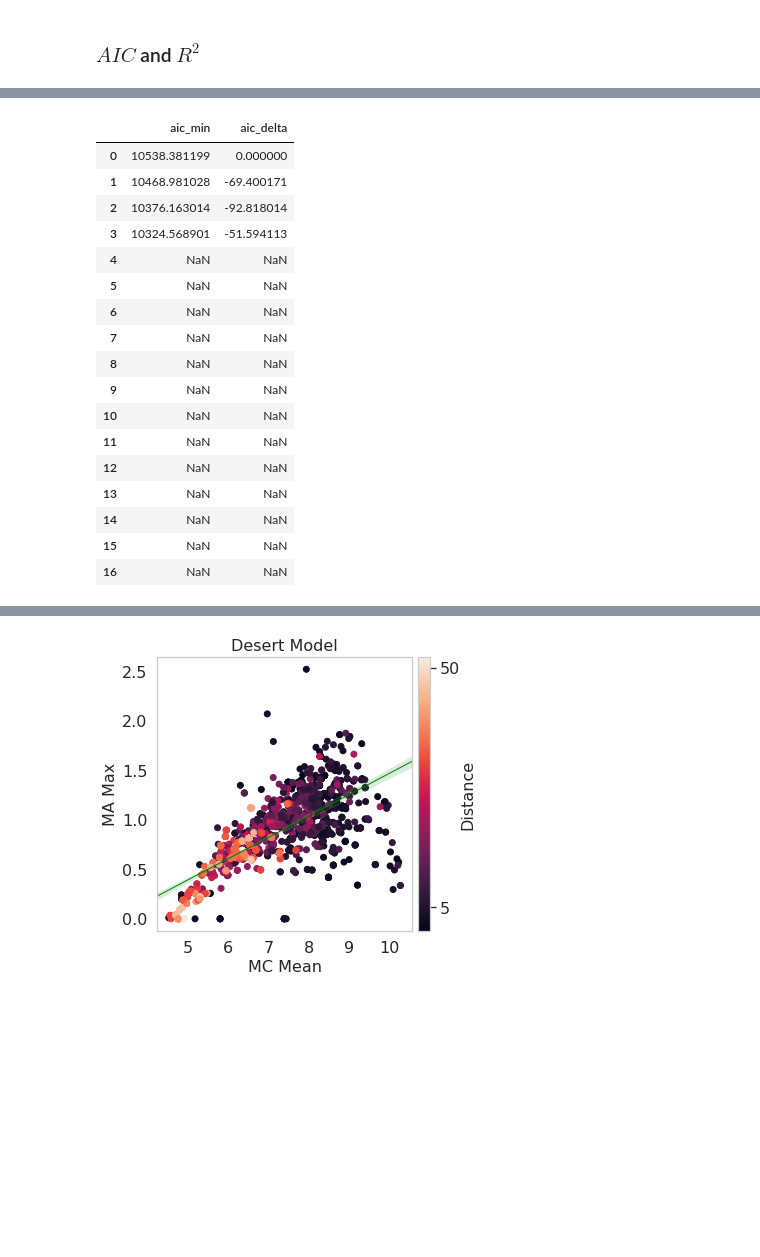
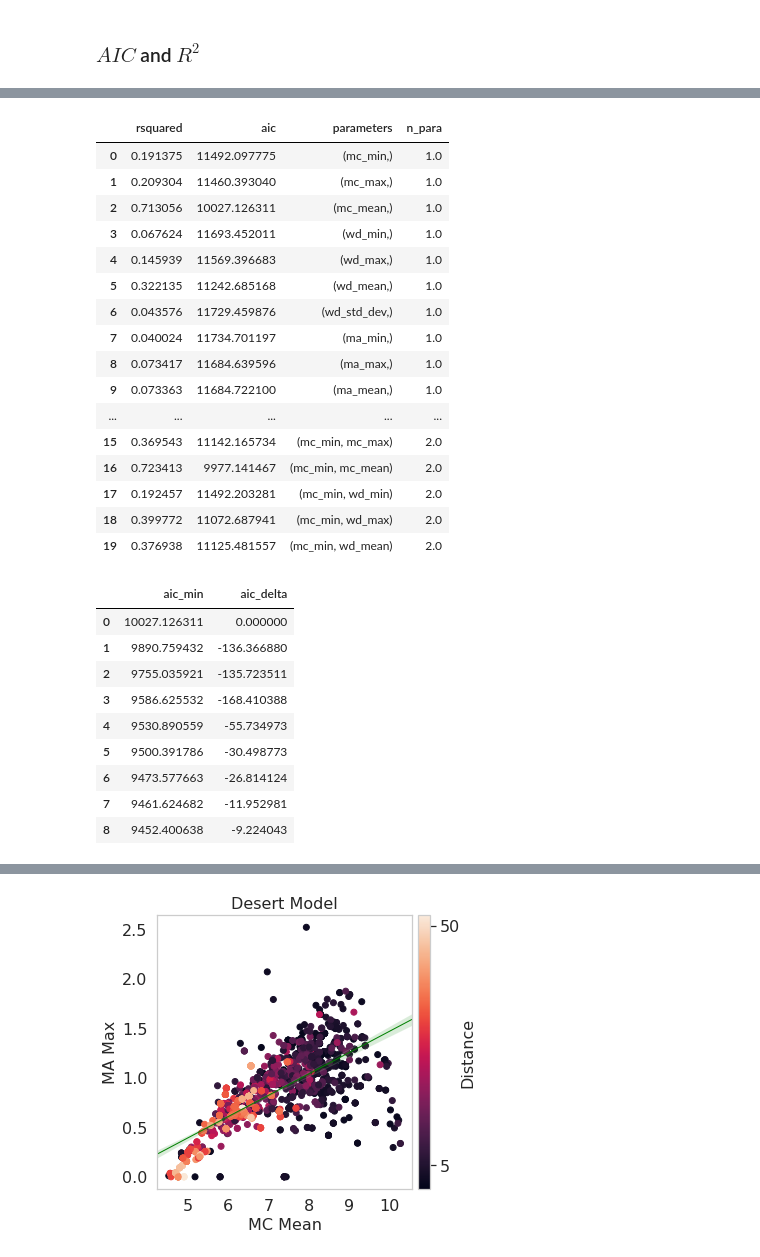
Before and after one commit to arunavanag591/odor_analysis, a Jupyter notebook: data_exploration/dataClassification.ipynb, the cells around one changed output, grey strips where cells are left out. Drawn from its saved outputs; the diff is of its cells as text; code cells hidden in the pictures; blank space fills up the shorter version.

```diff
--- a/data_exploration/dataClassification.ipynb
+++ b/data_exploration/dataClassification.ipynb
@@ -265,7 +253,7 @@ lookback_time = 10
 
 desert = pd.concat([fdf_notwindy,fdf_windy])
 desert.reset_index(inplace=True, drop=True)
-trainset= desert
+trainset= fdf_windy
 testset = fdf_forest
 
 # desert_cont = pd.concat([df_notwindy,df_windy])
@@ -283,21 +271,11 @@ Xtrain = []
 ytrain = []
 Nrows_train = []
 Nrows_test = []
-# MCTest=[]
-# MCTrain=[]
-
 
 for distance_class in [0,1,2]:
     Xtrain, ytrain, D_train,Nrows_train,mean_time_train = gather_stat_timed(trainset,distance_class,
                       lookback_time, Xtrain,ytrain,D_train,Nrows_train,
                       mean_time_train)
-
-
-# for distance_class in [0,1,2]:
-#     Xtrain, ytrain, D_train,Nrows_train,mean_time_train,MCTrain = gather_stat_timed(trainset,desert_cont,
-#                                                                                     distance_class,
-#                       lookback_time, Xtrain,ytrain,D_train,Nrows_train,
-#                       mean_time_train,MCTrain)
 # %% [markdown]
 ## Linear Distance Analysis - OLS
 # %% [markdown]
@@ -434,17 +384,3 @@ f.tight_layout(pad=1)
 # f.savefig('../../Figure/Rsquarelookback.jpeg', dpi=300, bbox_inches = "tight")
 # %% [output]
 [figure]
-# %%
-column_names=['mc_min','mc_max','mc_mean','mc_std_dev','mc_k',
-             'wf_min','wf_max','wf_mean','wf_std_dev','wf_k',
-             'wd_min','wd_max','wd_mean','wd_std_dev','wd_k',
-             'ma_min','ma_max','ma_mean','ma_std_dev','ma_k',
-             'st_min','st_max','st_mean','st_std_dev','st_k']
-y=traindf.distance
-x=traindf.loc[traindf.distance.notnull(), column_names].values
-x = sm.add_constant(x)
-
-olsmod = sm.OLS(y, x)
-olsres = olsmod.fit()
-ypred = olsres.predict(x)
-# print(olsres.summary())
@@ -470,6 +407,6 @@ ypred = olsres.predict(x)
 # %% [markdown]
 ### $AIC$ and $R^2$
 # %%
-df = pd.read_hdf(dir+'Desert/Desert_Rsquared_.h5')
+df = pd.read_hdf(dir+'Desert/HWS_Rsquared.h5')
 # aic = pd.read_hdf(dir+'Windy/Desert_Aic.h5')
 # %%
@@ -495,7 +439,7 @@ ax.text(0.05,2,'$R^2$=0.05',color='black',fontsize='14',c='blue')
 # %%
 col_name=[]
 for i in range(len(df.columns)):
-    if (df.iloc[:,i].max() >= 0.05):
+    if (df.iloc[:,i].max() >= 0.04):
         col_name.append(df.columns[i])
 
 col_name
@@ -582,35 +509,47 @@ combtest.loc[(np.where(combtest.n_para==1))].sort_values(by=['aic'],ascending=Tr
+# %%
+combtest[0:20]
+# %% [output]
+|  | rsquared | aic | parameters | n_para |
+| 0 | 0.191375 | 11492.097775 | (mc_min,) | 1.0 |
+| 1 | 0.209304 | 11460.393040 | (mc_max,) | 1.0 |
+| 2 | 0.713056 | 10027.126311 | (mc_mean,) | 1.0 |
+| 3 | 0.067624 | 11693.452011 | (wd_min,) | 1.0 |
+| 4 | 0.145939 | 11569.396683 | (wd_max,) | 1.0 |
+| 5 | 0.322135 | 11242.685168 | (wd_mean,) | 1.0 |
+| 6 | 0.043576 | 11729.459876 | (wd_std_dev,) | 1.0 |
+| 7 | 0.040024 | 11734.701197 | (ma_min,) | 1.0 |
+| 8 | 0.073417 | 11684.639596 | (ma_max,) | 1.0 |
+| 9 | 0.073363 | 11684.722100 | (ma_mean,) | 1.0 |
+| ... | ... | ... | ... | ... |
+| 15 | 0.369543 | 11142.165734 | (mc_min, mc_max) | 2.0 |
+| 16 | 0.723413 | 9977.141467 | (mc_min, mc_mean) | 2.0 |
+| 17 | 0.192457 | 11492.203281 | (mc_min, wd_min) | 2.0 |
+| 18 | 0.399772 | 11072.687941 | (mc_min, wd_max) | 2.0 |
+| 19 | 0.376938 | 11125.481557 | (mc_min, wd_mean) | 2.0 |
 # %%
 aic_min=[]
-for i in range(1,len(column_names)+1):
+for i in range(1,int(combtest.n_para.max()+1)):
     aic_min.append(np.min(combtest.aic.iloc[(np.where(combtest.n_para==i))]))
 
 aic_delta=[]
 for i in range(len(aic_min)):
     if i ==0:
         aic_delta.append(0)
     else:
         aic_delta.append(aic_min[i]-aic_min[i-1])
 
 aic_table=pd.DataFrame()
 aic_table['aic_min'] = aic_min
 aic_table['aic_delta']=aic_delta
 aic_table
 # %% [output]
 |  | aic_min | aic_delta |
-| 0 | 10538.381199 | 0.000000 |
-| 1 | 10468.981028 | -69.400171 |
-| 2 | 10376.163014 | -92.818014 |
-| 3 | 10324.568901 | -51.594113 |
-| 4 | NaN | NaN |
-| 5 | NaN | NaN |
-| 6 | NaN | NaN |
-| 7 | NaN | NaN |
-| 8 | NaN | NaN |
-| 9 | NaN | NaN |
-| 10 | NaN | NaN |
-| 11 | NaN | NaN |
-| 12 | NaN | NaN |
-| 13 | NaN | NaN |
-| 14 | NaN | NaN |
-| 15 | NaN | NaN |
-| 16 | NaN | NaN |
+| 0 | 10027.126311 | 0.000000 |
+| 1 | 9890.759432 | -136.366880 |
+| 2 | 9755.035921 | -135.723511 |
+| 3 | 9586.625532 | -168.410388 |
+| 4 | 9530.890559 | -55.734973 |
+| 5 | 9500.391786 | -30.498773 |
+| 6 | 9473.577663 | -26.814124 |
+| 7 | 9461.624682 | -11.952981 |
+| 8 | 9452.400638 | -9.224043 |
```
Also changed, not shown: parts of 18 cells of this notebook, 3 other files.
